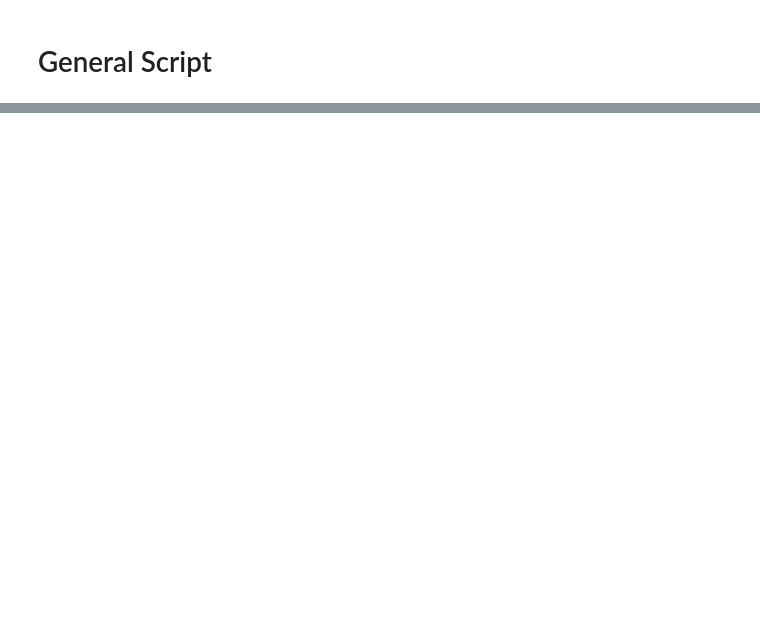
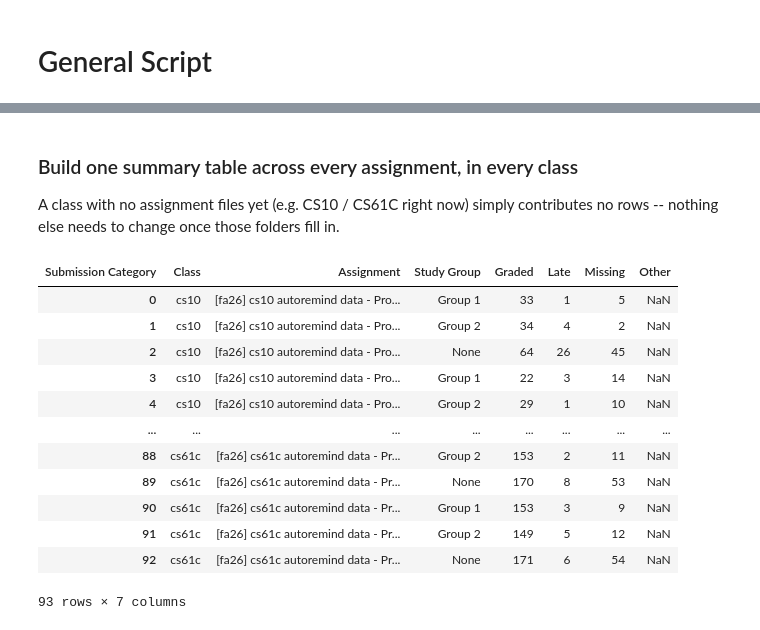
Before and after one commit to AFA-Tooling/remind, a Jupyter notebook: Analysis/analysis_notebook.ipynb, the cells around one changed output, grey strips where cells are left out. Cells and saved outputs as stored; diff of their text form; code cells hidden in the pictures; blank space fills up the shorter version.

```diff
--- a/Analysis/analysis_notebook.ipynb
+++ b/Analysis/analysis_notebook.ipynb
@@ -61,0 +133,54 @@ Wrote 215 rows to C:\Users\cathe\Documents\Github\remind\Analysis\Lab 3 - 2026-0
+# %% [markdown]
+### Build one summary table across every assignment, in every class
+
+A class with no assignment files yet (e.g. CS10 / CS61C right now) simply contributes no rows -- nothing else needs to change once those folders fill in.
+# %%
+def submission_category_counts(class_data):
+    """One row per (Class, Assignment, Study Group) with Graded/Late/Missing counts."""
+    rows = []
+    for course, assignments in class_data.items():
+        for assignment_name, df in assignments.items():
+            category = df.apply(
+                lambda row: classify_submission(row["Status"], row["Lateness (H:M:S)"]),
+                axis=1,
+            )
+            counts = (
+                df.assign(**{"Submission Category": category})
+                .groupby(["Study Group", "Submission Category"])
+                .size()
+                .unstack(fill_value=0)
+            )
+            for category_name in CATEGORIES:
+                if category_name not in counts.columns:
+                    counts[category_name] = 0
+            counts = counts.reset_index()
+            counts.insert(0, "Assignment", assignment_name)
+            counts.insert(0, "Class", course)
+            rows.append(counts)
+
+    if not rows:
+        return pd.DataFrame(columns=["Class", "Assignment", "Study Group", *CATEGORIES])
+
+    combined = pd.concat(rows, ignore_index=True)
+    other_cols = [
+        c for c in combined.columns
+        if c not in ["Class", "Assignment", "Study Group", *CATEGORIES]
+    ]
+    return combined[["Class", "Assignment", "Study Group", *CATEGORIES, *other_cols]]
+# %%
+submission_summary = submission_category_counts(class_data)
+submission_summary
+# %% [output]
+| Submission Category | Class | Assignment | Study Group | Graded | Late | Missing | Other |
+| 0 | cs10 | [fa26] cs10 autoremind data - Pro... | Group 1 | 33 | 1 | 5 | NaN |
+| 1 | cs10 | [fa26] cs10 autoremind data - Pro... | Group 2 | 34 | 4 | 2 | NaN |
+| 2 | cs10 | [fa26] cs10 autoremind data - Pro... | None | 64 | 26 | 45 | NaN |
+| 3 | cs10 | [fa26] cs10 autoremind data - Pro... | Group 1 | 22 | 3 | 14 | NaN |
+| 4 | cs10 | [fa26] cs10 autoremind data - Pro... | Group 2 | 29 | 1 | 10 | NaN |
+| ... | ... | ... | ... | ... | ... | ... | ... |
+| 88 | cs61c | [fa26] cs61c autoremind data - Pr... | Group 2 | 153 | 2 | 11 | NaN |
+| 89 | cs61c | [fa26] cs61c autoremind data - Pr... | None | 170 | 8 | 53 | NaN |
+| 90 | cs61c | [fa26] cs61c autoremind data - Pr... | Group 1 | 153 | 3 | 9 | NaN |
+| 91 | cs61c | [fa26] cs61c autoremind data - Pr... | Group 2 | 149 | 5 | 12 | NaN |
+| 92 | cs61c | [fa26] cs61c autoremind data - Pr... | None | 171 | 6 | 54 | NaN |
+93 rows × 7 columns
```
Also changed, not shown: parts of 21 cells of this notebook, 17 other files.
